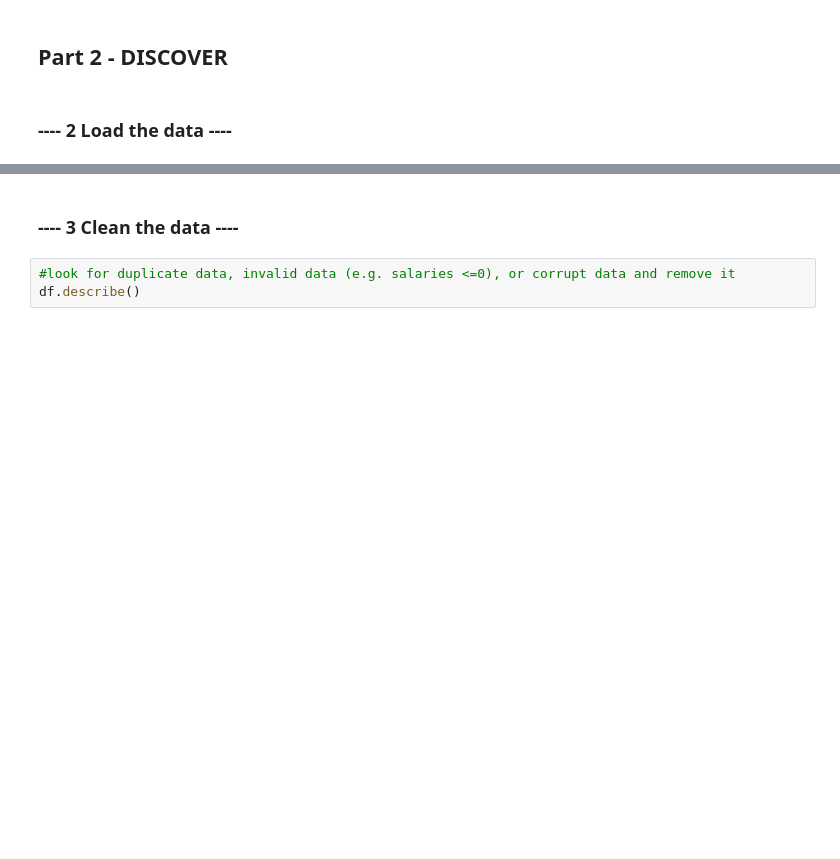
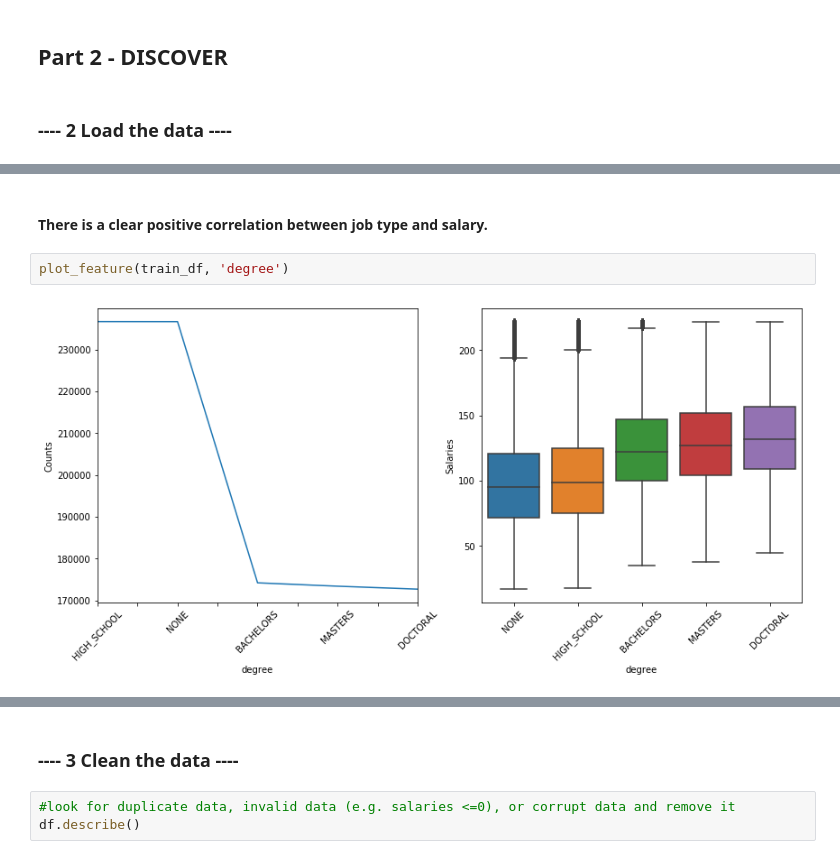
Before and after one commit to raktim314/Salary_prediction, a Jupyter notebook: Script.ipynb, the cells around one changed output, grey strips where cells are left out. Cells and saved outputs as stored; diff of their text form; blank space fills up the shorter version.

```diff
--- a/Script.ipynb
+++ b/Script.ipynb
@@ -70,0 +340,6 @@ df.head()
+# %% [markdown]
+#### There is a clear positive correlation between job type and salary.
+# %%
+plot_feature(train_df, 'degree')
+# %% [output]
+[figure, added]
```
Also changed, not shown: parts of 91 cells of this notebook.
